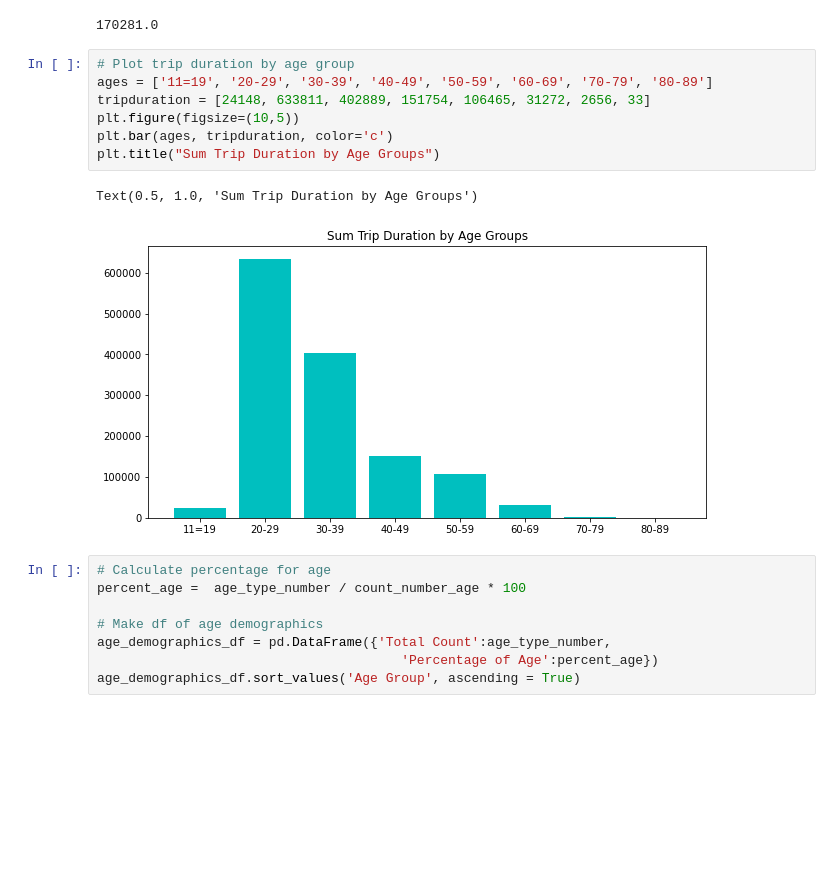
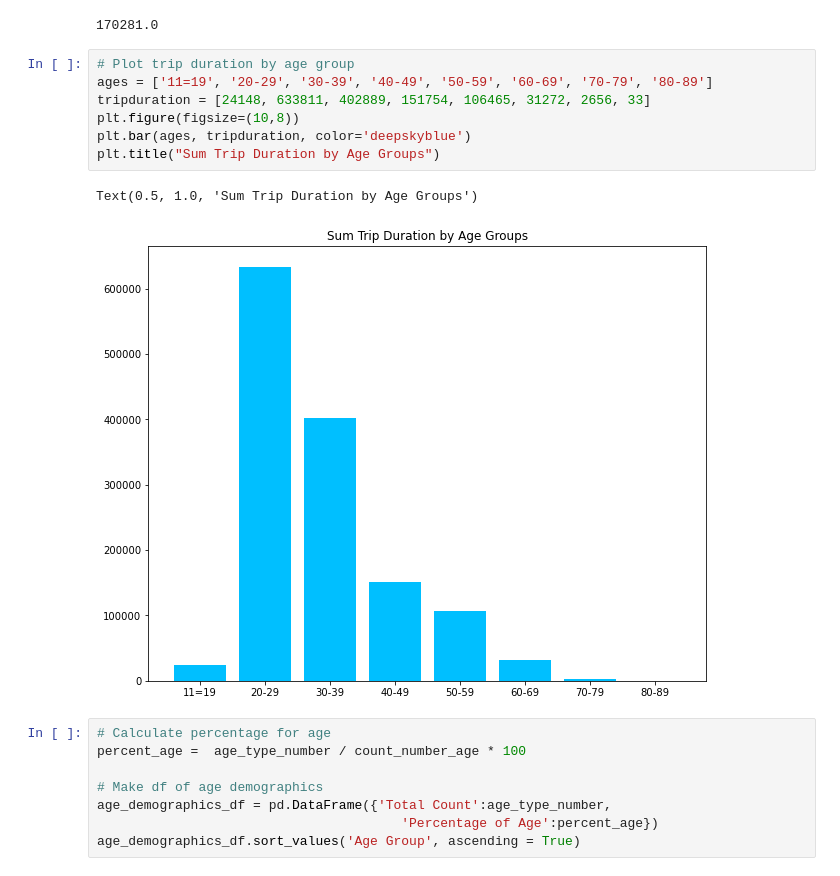
Before and after one commit to ruthhinkle/divvy-analysis, a Jupyter notebook: Divvy'ing_Up_Data_Final_Notebook.ipynb, the cells around one changed output. Saved outputs shown, nothing was run; the diff lists cells and outputs as text; blank space fills up the shorter version.

```diff
--- a/Divvy'ing_Up_Data_Final_Notebook.ipynb
+++ b/Divvy'ing_Up_Data_Final_Notebook.ipynb
@@ -523,13 +524,13 @@ average_duration
 # %%
 # Plot trip duration by age group
 ages = ['11=19', '20-29', '30-39', '40-49', '50-59', '60-69', '70-79', '80-89']
 tripduration = [24148, 633811, 402889, 151754, 106465, 31272, 2656, 33]
-plt.figure(figsize=(10,5))
-plt.bar(ages, tripduration, color='c')
+plt.figure(figsize=(10,8))
+plt.bar(ages, tripduration, color='deepskyblue')
 plt.title("Sum Trip Duration by Age Groups")
 # %% [output]
 Text(0.5, 1.0, 'Sum Trip Duration by Age Groups')
-[figure, old version]
+[figure, new version]
 # %%
 # Calculate percentage for age
 percent_age =  age_type_number / count_number_age * 100
```
Also changed, not shown: parts of 21 cells of this notebook.
